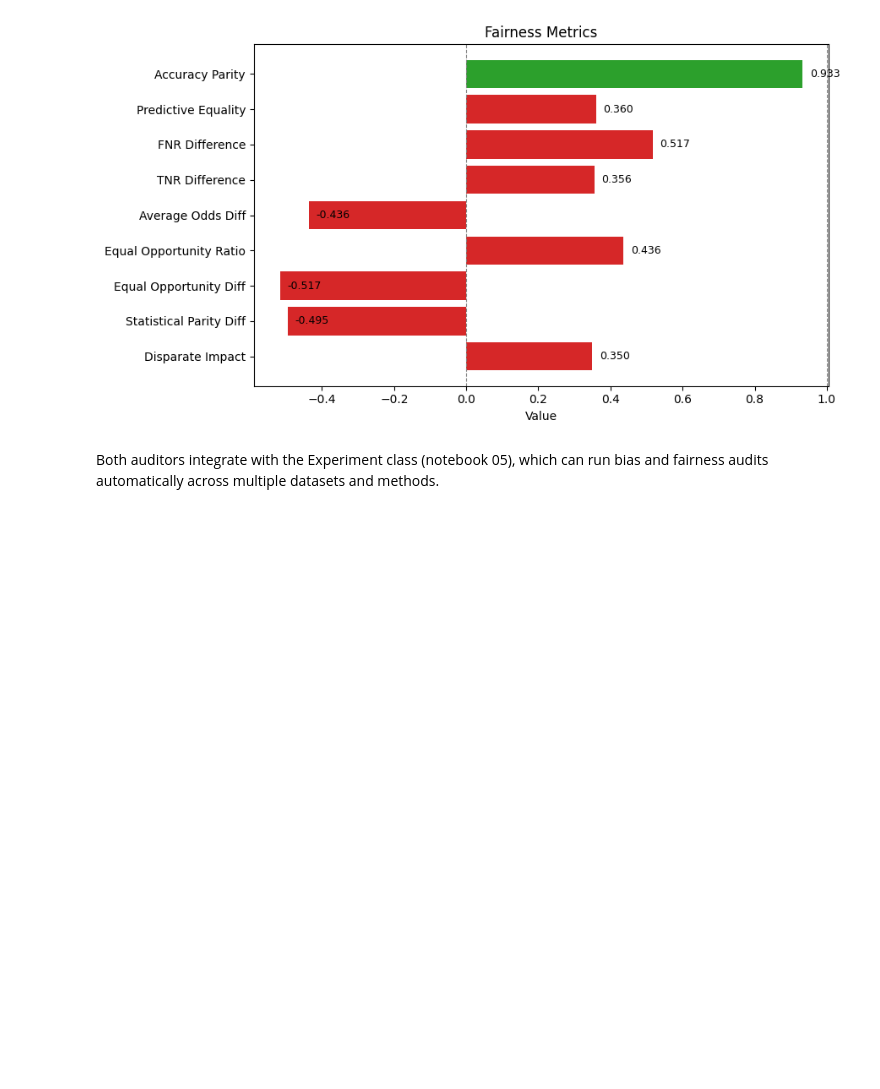
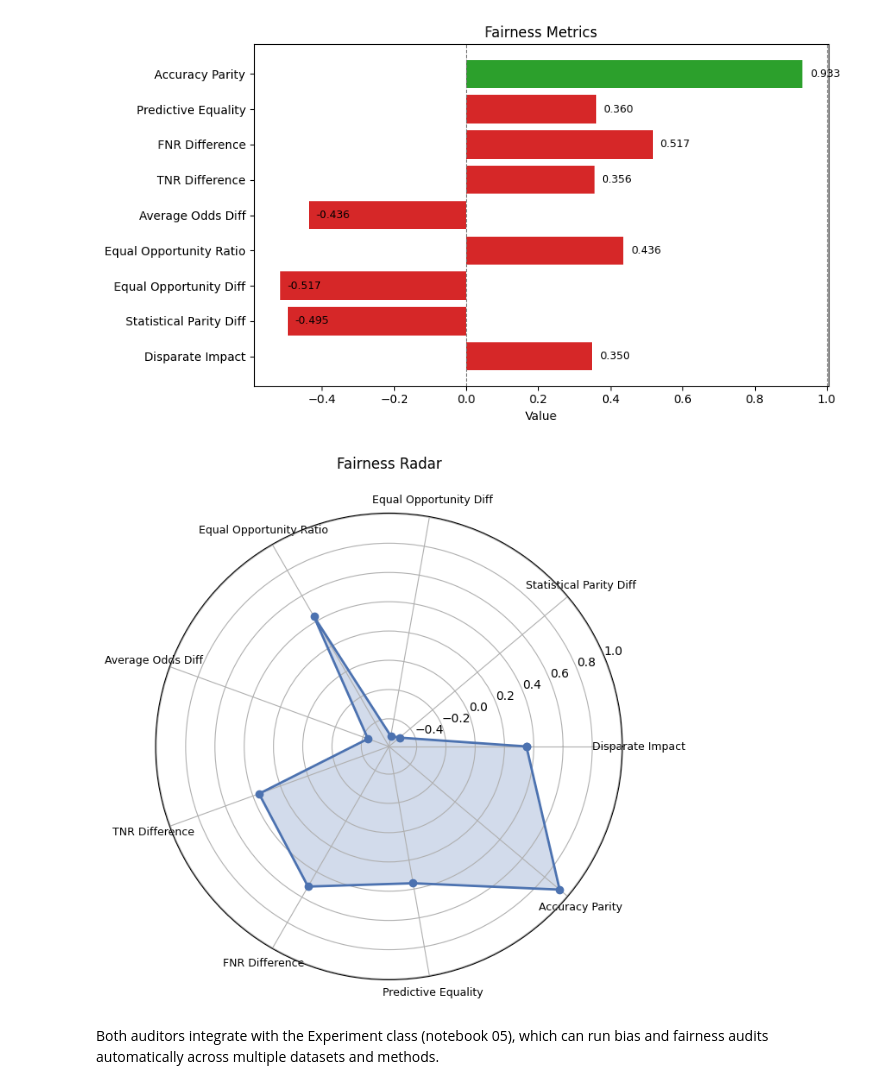
Before and after one commit to jmcfig/scikit-fair, a Jupyter notebook: examples/03_audit.ipynb, the cells around one changed output. Saved outputs shown, nothing was run; the diff lists cells and outputs as text; code cells hidden in the pictures; blank space fills up the shorter version.

```diff
--- a/examples/03_audit.ipynb
+++ b/examples/03_audit.ipynb
@@ -84,6 +84,10 @@ fair.fairness_metrics()
 fair.plot_fairness_metrics();
 # %% [output]
 [figure]
+# %%
+fair.plot_fairness_radar();
+# %% [output]
+[figure, added]
 # %% [markdown]
 Both auditors integrate with the Experiment class (notebook 05), which can
 run bias and fairness audits automatically across multiple datasets and methods.
```
Also changed, not shown: 17 other files.
